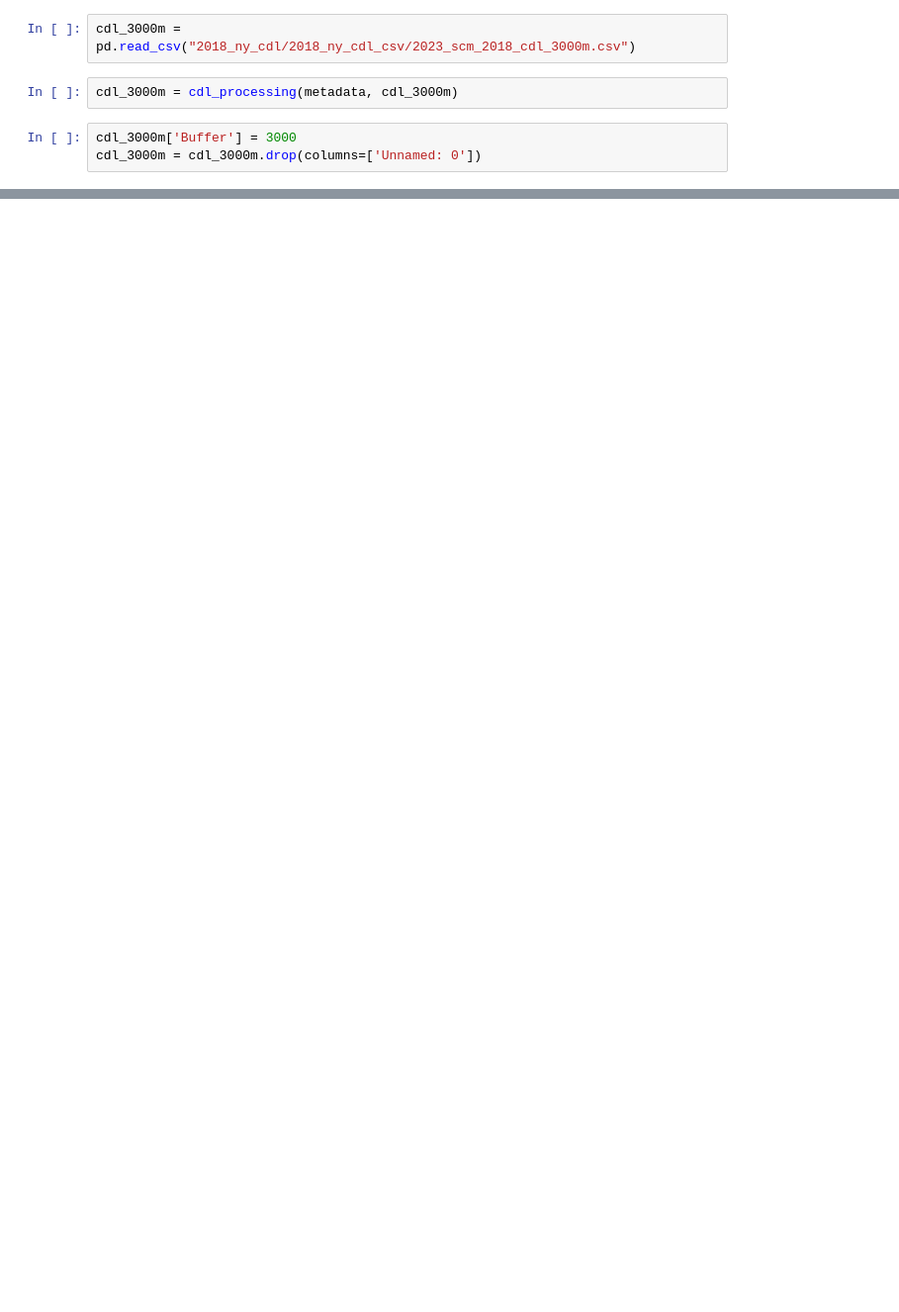
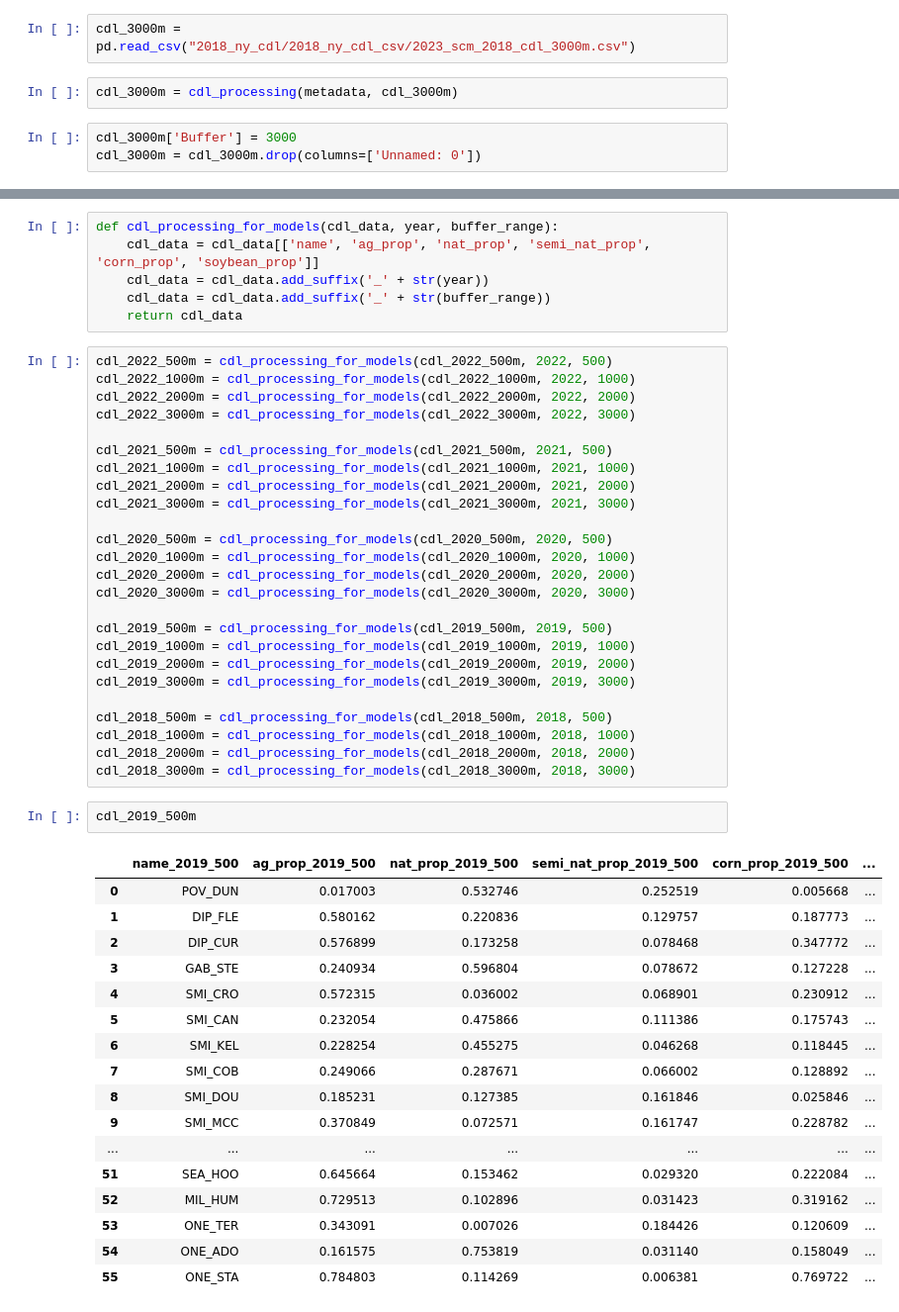
Before and after one commit to chloecho31/cornell, a Jupyter notebook: SCM/2023/Landscape/2023_scm_cdl_proccessing.ipynb, the cells around one changed output, grey strips where cells are left out. Shown at 99% size. Saved outputs shown, nothing was run; the diff lists cells and outputs as text; blank space fills up the shorter version.

Commit message:
scm cdl processing

```diff
--- a/SCM/2023/Landscape/2023_scm_cdl_proccessing.ipynb
+++ b/SCM/2023/Landscape/2023_scm_cdl_proccessing.ipynb
@@ -203,0 +250,51 @@ cdl_3000m.to_csv('cdl_five_year_history/2018/2023_scm_2018_cdl_3000m.csv')
+# %%
+def cdl_processing_for_models(cdl_data, year, buffer_range):
+    cdl_data = cdl_data[['name', 'ag_prop', 'nat_prop', 'semi_nat_prop', 'corn_prop', 'soybean_prop']]
+    cdl_data = cdl_data.add_suffix('_' + str(year))
+    cdl_data = cdl_data.add_suffix('_' + str(buffer_range))
+    return cdl_data
+# %%
+cdl_2022_500m = cdl_processing_for_models(cdl_2022_500m, 2022, 500)
+cdl_2022_1000m = cdl_processing_for_models(cdl_2022_1000m, 2022, 1000)
+cdl_2022_2000m = cdl_processing_for_models(cdl_2022_2000m, 2022, 2000)
+cdl_2022_3000m = cdl_processing_for_models(cdl_2022_3000m, 2022, 3000)
+
+cdl_2021_500m = cdl_processing_for_models(cdl_2021_500m, 2021, 500)
+cdl_2021_1000m = cdl_processing_for_models(cdl_2021_1000m, 2021, 1000)
+cdl_2021_2000m = cdl_processing_for_models(cdl_2021_2000m, 2021, 2000)
+cdl_2021_3000m = cdl_processing_for_models(cdl_2021_3000m, 2021, 3000)
+
+cdl_2020_500m = cdl_processing_for_models(cdl_2020_500m, 2020, 500)
+cdl_2020_1000m = cdl_processing_for_models(cdl_2020_1000m, 2020, 1000)
+cdl_2020_2000m = cdl_processing_for_models(cdl_2020_2000m, 2020, 2000)
+cdl_2020_3000m = cdl_processing_for_models(cdl_2020_3000m, 2020, 3000)
+
+cdl_2019_500m = cdl_processing_for_models(cdl_2019_500m, 2019, 500)
+cdl_2019_1000m = cdl_processing_for_models(cdl_2019_1000m, 2019, 1000)
+cdl_2019_2000m = cdl_processing_for_models(cdl_2019_2000m, 2019, 2000)
+cdl_2019_3000m = cdl_processing_for_models(cdl_2019_3000m, 2019, 3000)
+
+cdl_2018_500m = cdl_processing_for_models(cdl_2018_500m, 2018, 500)
+cdl_2018_1000m = cdl_processing_for_models(cdl_2018_1000m, 2018, 1000)
+cdl_2018_2000m = cdl_processing_for_models(cdl_2018_2000m, 2018, 2000)
+cdl_2018_3000m = cdl_processing_for_models(cdl_2018_3000m, 2018, 3000)
+# %%
+cdl_2019_500m
+# %% [output]
+|  | name_2019_500 | ag_prop_2019_500 | nat_prop_2019_500 | semi_nat_prop_2019_500 | corn_prop_2019_500 | ... |
+| 0 | POV_DUN | 0.017003 | 0.532746 | 0.252519 | 0.005668 | ... |
+| 1 | DIP_FLE | 0.580162 | 0.220836 | 0.129757 | 0.187773 | ... |
+| 2 | DIP_CUR | 0.576899 | 0.173258 | 0.078468 | 0.347772 | ... |
+| 3 | GAB_STE | 0.240934 | 0.596804 | 0.078672 | 0.127228 | ... |
+| 4 | SMI_CRO | 0.572315 | 0.036002 | 0.068901 | 0.230912 | ... |
+| 5 | SMI_CAN | 0.232054 | 0.475866 | 0.111386 | 0.175743 | ... |
+| 6 | SMI_KEL | 0.228254 | 0.455275 | 0.046268 | 0.118445 | ... |
+| 7 | SMI_COB | 0.249066 | 0.287671 | 0.066002 | 0.128892 | ... |
+| 8 | SMI_DOU | 0.185231 | 0.127385 | 0.161846 | 0.025846 | ... |
+| 9 | SMI_MCC | 0.370849 | 0.072571 | 0.161747 | 0.228782 | ... |
+| ... | ... | ... | ... | ... | ... | ... |
+| 51 | SEA_HOO | 0.645664 | 0.153462 | 0.029320 | 0.222084 | ... |
+| 52 | MIL_HUM | 0.729513 | 0.102896 | 0.031423 | 0.319162 | ... |
+| 53 | ONE_TER | 0.343091 | 0.007026 | 0.184426 | 0.120609 | ... |
+| 54 | ONE_ADO | 0.161575 | 0.753819 | 0.031140 | 0.158049 | ... |
+| 55 | ONE_STA | 0.784803 | 0.114269 | 0.006381 | 0.769722 | ... |
```
Also changed, not shown: parts of 10 cells of this notebook, 22 other files.
